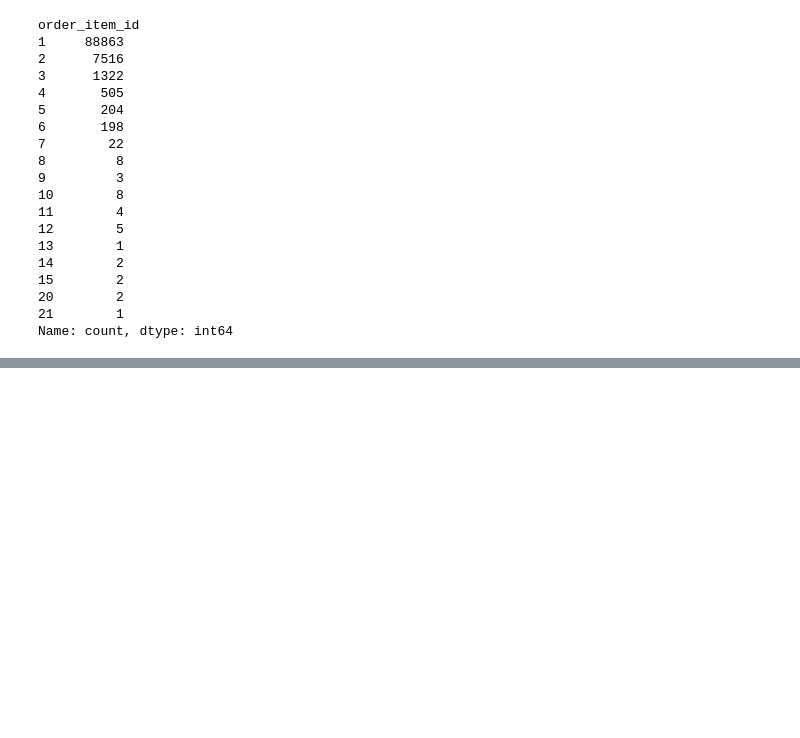
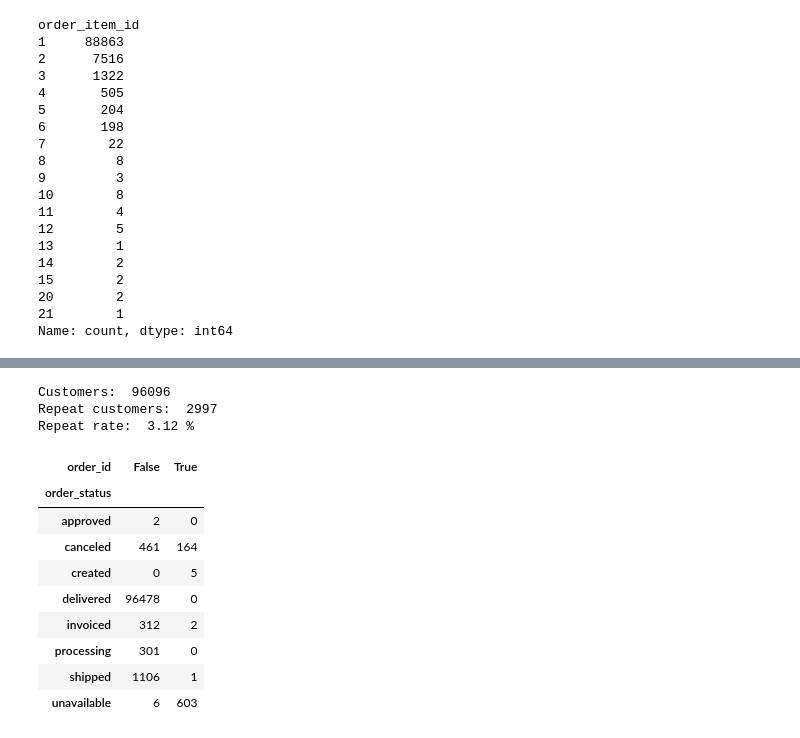
Before and after one commit to jareUri-oss/commercepulse, a Jupyter notebook: notebooks/01_exploration.ipynb, the cells around one changed output, grey strips where cells are left out. Saved outputs shown, nothing was run; the diff lists cells and outputs as text; code cells hidden in the pictures; blank space fills up the shorter version.

```diff
--- a/notebooks/01_exploration.ipynb
+++ b/notebooks/01_exploration.ipynb
@@ -209,0 +240,25 @@ Name: count, dtype: int64
+# %%
+o = orders.merge(customers[["customer_id", "customer_unique_id"]], on="customer_id")
+per_customer = o.groupby("customer_unique_id")["order_id"].nunique()
+
+print("Customers: ", len(per_customer))
+print("Repeat customers: ", (per_customer > 1).sum())
+print("Repeat rate: ", round((per_customer > 1).mean()* 100,2),"%")
+# %% [output]
+Customers:  96096
+Repeat customers:  2997
+Repeat rate:  3.12 %
+# %%
+no_items = ~orders["order_id"].isin(items["order_id"])
+pd.crosstab(orders["order_status"], no_items)
+# %% [output]
+| order_id | False | True |
+| order_status |  |  |
+| approved | 2 | 0 |
+| canceled | 461 | 164 |
+| created | 0 | 5 |
+| delivered | 96478 | 0 |
+| invoiced | 312 | 2 |
+| processing | 301 | 0 |
+| shipped | 1106 | 1 |
+| unavailable | 6 | 603 |
```
Also changed, not shown: parts of 2 cells of this notebook.
